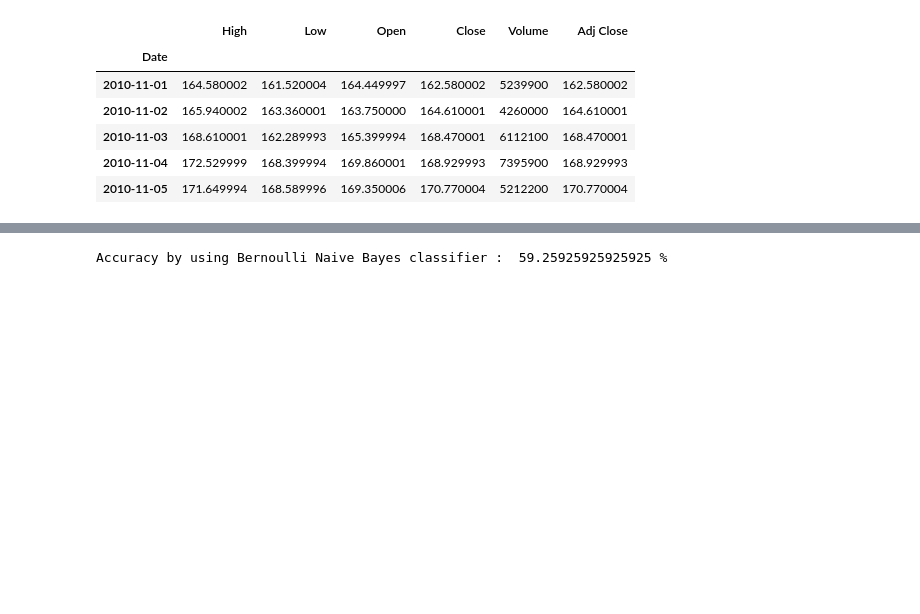
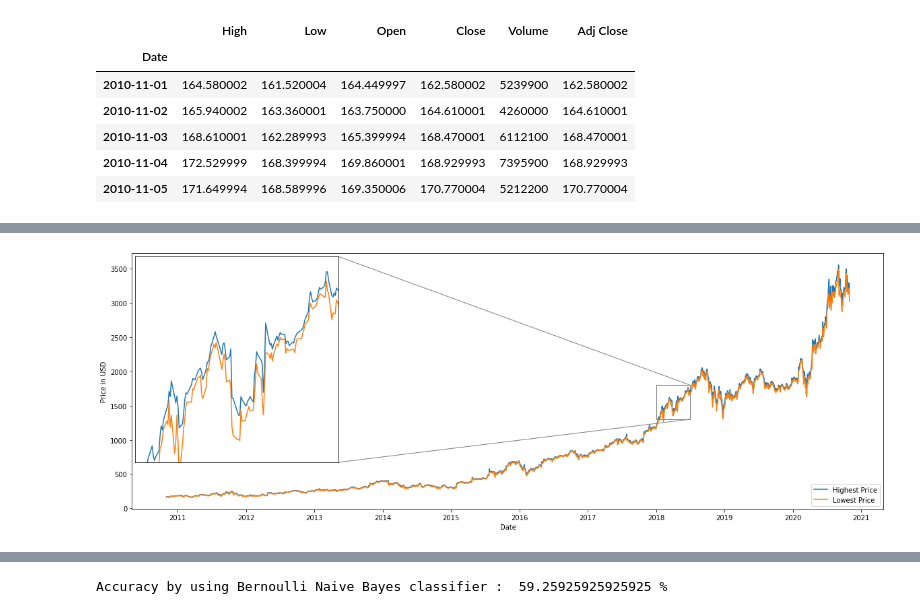
Before and after one commit to Naval-surange/PnRP-Project, a Jupyter notebook: PnRP model.ipynb, the cells around one changed output, grey strips where cells are left out. Saved outputs shown, nothing was run; the diff lists cells and outputs as text; code cells hidden in the pictures; blank space fills up the shorter version.

```diff
--- a/PnRP model.ipynb
+++ b/PnRP model.ipynb
@@ -42,2 +84,30 @@ df.head()
+# %%
+fig1 = plt.figure(figsize=(20,7))
+ax1 = fig1.add_subplot(111)
+ax1.plot(df["Date"],df["High"],label="Highest Price")
+ax1.plot(df["Date"],df["Low"],label="Lowest Price")
+ax1.legend(loc=4)
+
+
+axins1 = zoomed_inset_axes(ax1, zoom = 6, loc=2)
+axins1.plot(df["Date"],df["High"])
+axins1.plot(df["Date"],df["Low"])
+x1, x2, y1, y2 = datetime.strptime("2018-01-01", "%Y-%m-%d"), datetime.strptime("2018-07-01", "%Y-%m-%d"),1300,1800
+axins1.set_xlim(x1, x2)
+axins1.set_ylim(y1, y2)
+
+axins1.set_xticks([])
+axins1.set_yticks([])
+
+mark_inset(ax1, axins1, loc1=1, loc2=4, fc="none", ec="0.5")
+
+
+ax1.set_xlabel("Date")
+ax1.set_ylabel("Price in USD")
+
+plt.savefig("fig2.png",dpi=500)
+plt.show()
+# %% [output]
+[figure, added]
 # %%
 plt.figure(figsize=(20,7))
```
Also changed, not shown: parts of 11 cells of this notebook, 2 other files.
